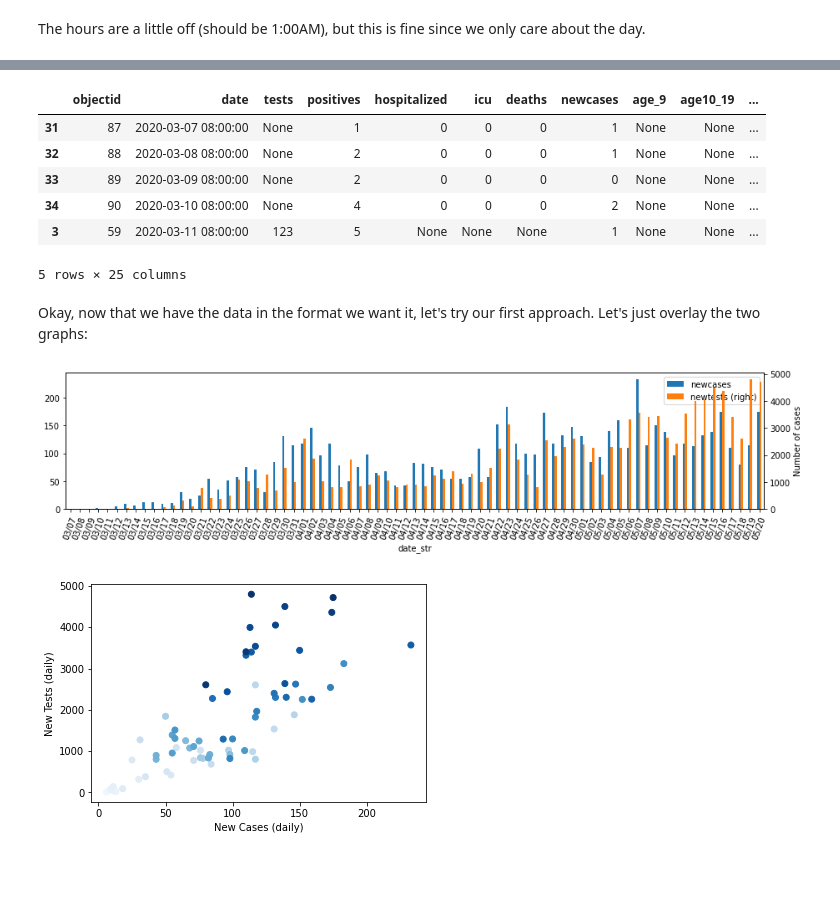
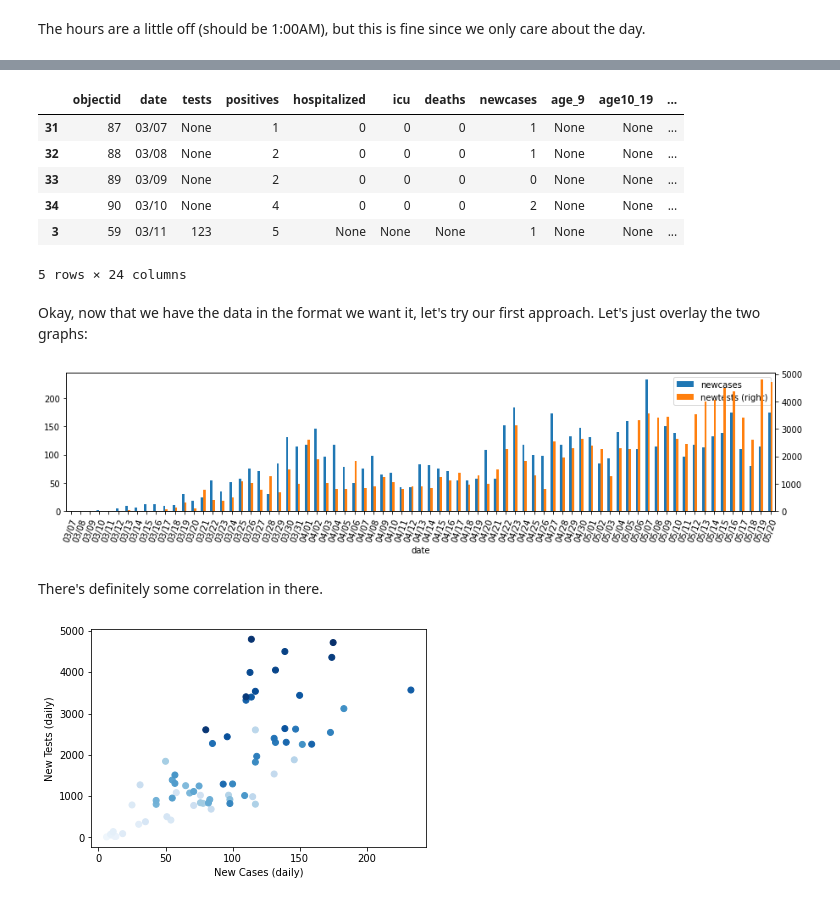
Before and after one commit to AndrewJWashington/covid_san_diego, a Jupyter notebook: new_cases_and_tests.ipynb, the cells around one changed output, grey strips where cells are left out. Cells and saved outputs as stored; diff of their text form; code cells hidden in the pictures; blank space fills up the shorter version.

Commit message:
Revert "started estimation of actual cases"
This reverts commit 2e92ea26ef6c8916a214f3b1e854d8fe186c9e67.

```diff
--- a/new_cases_and_tests.ipynb
+++ b/new_cases_and_tests.ipynb
@@ -74,5 +73,5 @@ datetime.datetime(2020, 5, 20, 8, 0)
 The hours are a little off (should be 1:00AM), but this is fine since we only care about the day.
 # %%
 df['date'] = df['date'].apply(lambda x: datetime.datetime(1970, 1, 1) + datetime.timedelta(seconds=(x/1000)))
-df['date_str'] = df['date'].dt.strftime('%m/%d')
+df['date'] = df['date'].dt.strftime('%m/%d')
 df.sort_values('date', inplace=True)
@@ -81,2 +77,0 @@ We also want to today's deaths - not just the total.
-# %%
-df['deaths_today'] = df['deaths'] - df.shift(periods=1)['deaths']
@@ -88,20 +79,20 @@ plot_by_time('deaths_today')
 df.head()
 # %% [output]
 |  | objectid | date | tests | positives | hospitalized | icu | deaths | newcases | age_9 | age10_19 | ... |
-| 31 | 87 | 2020-03-07 08:00:00 | None | 1 | 0 | 0 | 0 | 1 | None | None | ... |
-| 32 | 88 | 2020-03-08 08:00:00 | None | 2 | 0 | 0 | 0 | 1 | None | None | ... |
-| 33 | 89 | 2020-03-09 08:00:00 | None | 2 | 0 | 0 | 0 | 0 | None | None | ... |
-| 34 | 90 | 2020-03-10 08:00:00 | None | 4 | 0 | 0 | 0 | 2 | None | None | ... |
-| 3 | 59 | 2020-03-11 08:00:00 | 123 | 5 | None | None | None | 1 | None | None | ... |
+| 31 | 87 | 03/07 | None | 1 | 0 | 0 | 0 | 1 | None | None | ... |
+| 32 | 88 | 03/08 | None | 2 | 0 | 0 | 0 | 1 | None | None | ... |
+| 33 | 89 | 03/09 | None | 2 | 0 | 0 | 0 | 0 | None | None | ... |
+| 34 | 90 | 03/10 | None | 4 | 0 | 0 | 0 | 2 | None | None | ... |
+| 3 | 59 | 03/11 | 123 | 5 | None | None | None | 1 | None | None | ... |
-5 rows × 25 columns
+5 rows × 24 columns
 # %% [markdown]
 Okay, now that we have the data in the format we want it, let's try our first approach. Let's just overlay the two graphs:
 # %%
-df.set_index('date_str')[['newcases', 'newtests']].plot.bar(figsize=figsize, secondary_y= 'newtests', rot=70)
-plt.ylabel('Number of cases')
-plt.xlabel('Date');
+df.set_index('date')[['newcases', 'newtests']].plot.bar(figsize=figsize, secondary_y= 'newtests', rot=70);
 # %% [output]
-[figure, old version]
+[figure, new version]
+# %% [markdown]
+There's definitely some correlation in there.
 # %%
 plt.scatter(df['newcases'].values, df['newtests'].values, c=df['objectid']/df['objectid'].max(), cmap='Blues')
 plt.ylabel('New Tests (daily)')
```
Also changed, not shown: parts of 16 cells of this notebook.
